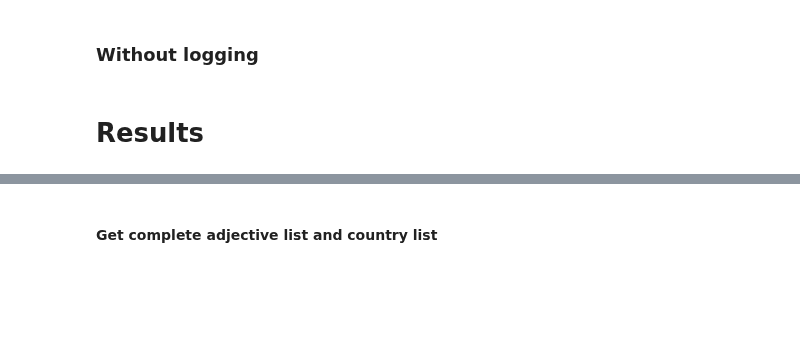
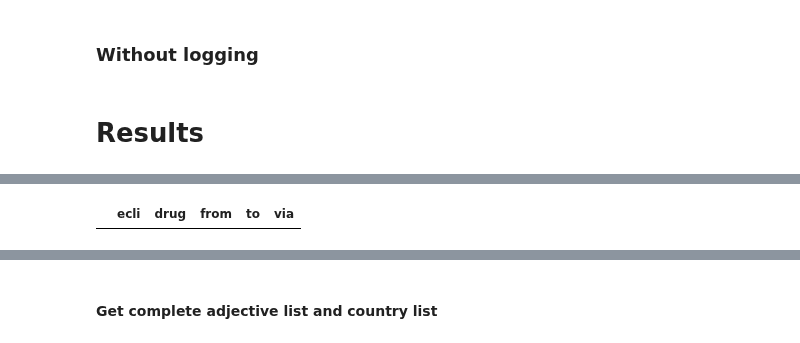
Before and after one commit to bloemetjesgordijn/Master-thesis, a Jupyter notebook: Main.ipynb, the cells around one changed output, grey strips where cells are left out. Cells and saved outputs as stored; diff of their text form; code cells hidden in the pictures; blank space fills up the shorter version.

```diff
--- a/Main.ipynb
+++ b/Main.ipynb
@@ -842,0 +818,4 @@ final_df
+# %%
+final_df[final_df['ecli'] == 'ECLI:NL:RBOVE:2018:4873']
+# %% [output]
+|  | ecli | drug | from | to | via |
```
Also changed, not shown: parts of 22 cells of this notebook.
